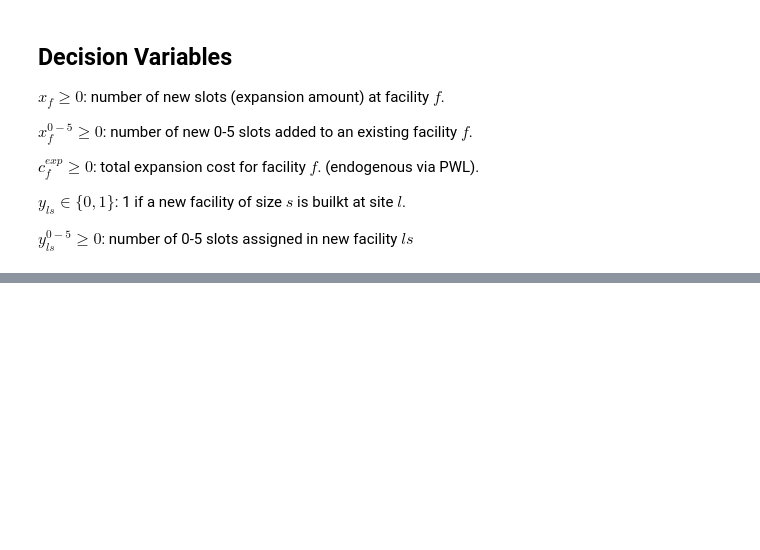
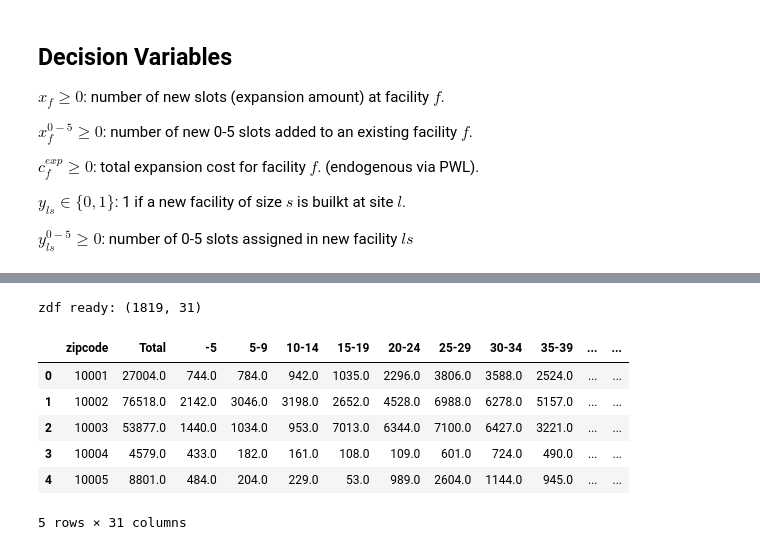
Before and after one commit to sabrinawangmeixu/IEOR-4004-Project-1, a Jupyter notebook: IEOR 4004 Project 1.ipynb, the cells around one changed output, grey strips where cells are left out. Saved outputs shown, nothing was run; the diff lists cells and outputs as text; code cells hidden in the pictures; blank space fills up the shorter version.

```diff
--- a/IEOR 4004 Project 1.ipynb
+++ b/IEOR 4004 Project 1.ipynb
@@ -386,0 +704,76 @@ Decisions:
+# %%
+import pandas as pd
+import numpy as np
+
+# 1) Start from your merged table
+zdf = merged.copy()
+
+# 2) Standardize the expected column names
+#    (your screenshot shows `total_cap`, so we rename it to `cap_total`)
+rename_map = {
+    "total_cap": "cap_total",
+    # keep the others as-is if they already match your screenshot
+    # "cap_0_5": "cap_0_5",
+    # "cap_5_12": "cap_5_12",
+    # "employment rate": "employment rate",
+    # "average income": "average income",
+    # "pop_0_5": "pop_0_5",
+    # "pop_5_12": "pop_5_12",
+    # "pop_children": "pop_children",
+}
+zdf.rename(columns=rename_map, inplace=True)
+
+# 3) Ensure required columns exist and are numeric
+need_cols = ["zipcode","pop_0_5","pop_5_12","pop_children",
+             "employment rate","average income","cap_total","cap_0_5","cap_5_12"]
+missing = [c for c in need_cols if c not in zdf.columns]
+assert not missing, f"Missing columns in merged: {missing}"
+
+to_numeric_cols = ["pop_0_5","pop_5_12","pop_children","employment rate",
+                   "average income","cap_total","cap_0_5","cap_5_12"]
+for c in to_numeric_cols:
+    zdf[c] = pd.to_numeric(zdf[c], errors="coerce")
+
+# 4) Clean zipcode to 5-digit string (just in case)
+zdf["zipcode"] = (
+    zdf["zipcode"].astype(str)
+       .str.replace(r"\D","", regex=True)
+       .str[-5:].str.zfill(5)
+)
+
+# 5) Fill safe defaults for any accidental NaNs
+zdf[["pop_0_5","pop_5_12","pop_children","cap_total","cap_0_5","cap_5_12"]] = \
+    zdf[["pop_0_5","pop_5_12","pop_children","cap_total","cap_0_5","cap_5_12"]].fillna(0)
+
+# 6) Employment rate scale: convert 0–1 to 0–100 if needed
+if zdf["employment rate"].max() <= 1.5:
+    zdf["employment rate"] = zdf["employment rate"] * 100.0
+
+# 7) Build the policy targets used by Part 2
+zdf["is_high_demand"] = ((zdf["employment rate"] >= 60.0) | (zdf["average income"] <= 60000)).astype(int)
+zdf["target_total"]   = np.where(zdf["is_high_demand"]==1, 0.5*zdf["pop_children"], (1/3)*zdf["pop_children"])
+zdf["target_0_5"]     = (2/3) * zdf["pop_0_5"]
+
+# Drop ZIPs with no facilities or candidate sites
+zdf = zdf[zdf["zipcode"].isin(
+    fac_use["zipcode"].unique().tolist() + sites_use["zipcode"].unique().tolist()
+)].reset_index(drop=True)
+
+# Safety: no NaN or impossible targets
+zdf["target_total"] = zdf["target_total"].fillna(0)
+zdf["target_0_5"]   = zdf["target_0_5"].fillna(0)
+zdf["target_total"] = np.maximum(zdf["target_total"], zdf["cap_total"])
+zdf["target_0_5"]   = np.minimum(zdf["target_0_5"], zdf["target_total"])
+
+# 8) (Optional) Quick sanity print
+print("zdf ready:", zdf.shape)
+display(zdf.head())
+# %% [output]
+zdf ready: (1819, 31)
+|  | zipcode | Total | -5 | 5-9 | 10-14 | 15-19 | 20-24 | 25-29 | 30-34 | 35-39 | ... | ... |
+| 0 | 10001 | 27004.0 | 744.0 | 784.0 | 942.0 | 1035.0 | 2296.0 | 3806.0 | 3588.0 | 2524.0 | ... | ... |
+| 1 | 10002 | 76518.0 | 2142.0 | 3046.0 | 3198.0 | 2652.0 | 4528.0 | 6988.0 | 6278.0 | 5157.0 | ... | ... |
+| 2 | 10003 | 53877.0 | 1440.0 | 1034.0 | 953.0 | 7013.0 | 6344.0 | 7100.0 | 6427.0 | 3221.0 | ... | ... |
+| 3 | 10004 | 4579.0 | 433.0 | 182.0 | 161.0 | 108.0 | 109.0 | 601.0 | 724.0 | 490.0 | ... | ... |
+| 4 | 10005 | 8801.0 | 484.0 | 204.0 | 229.0 | 53.0 | 989.0 | 2604.0 | 1144.0 | 945.0 | ... | ... |
+5 rows × 31 columns
```
Also changed, not shown: parts of 11 cells of this notebook, 1 other file.
